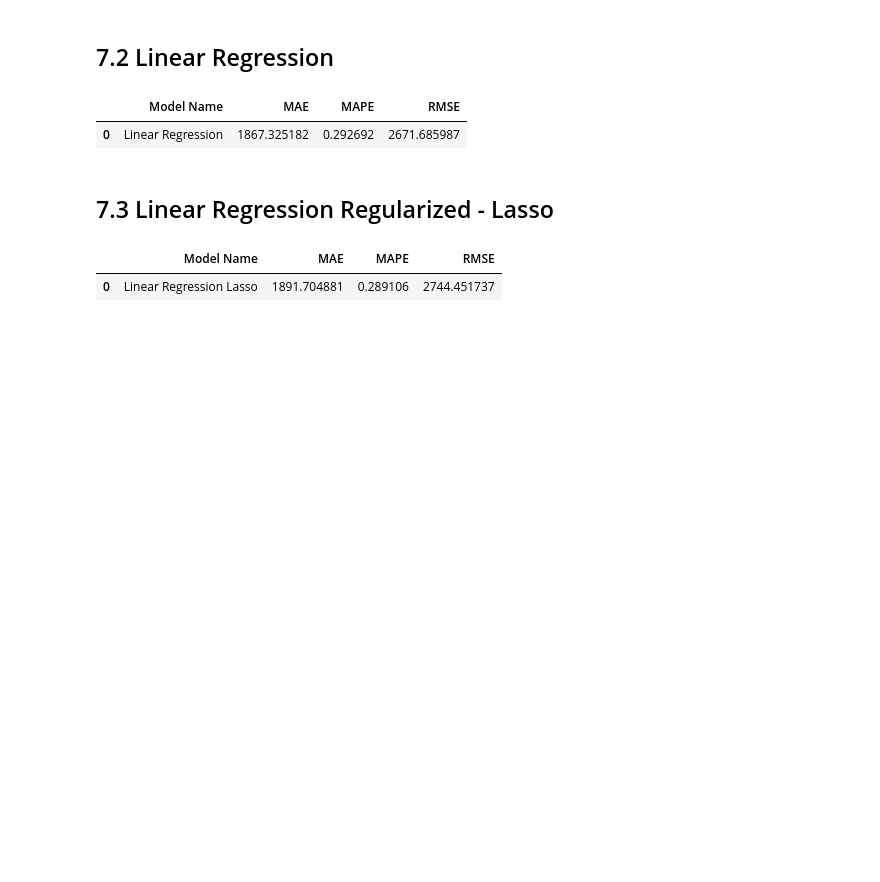
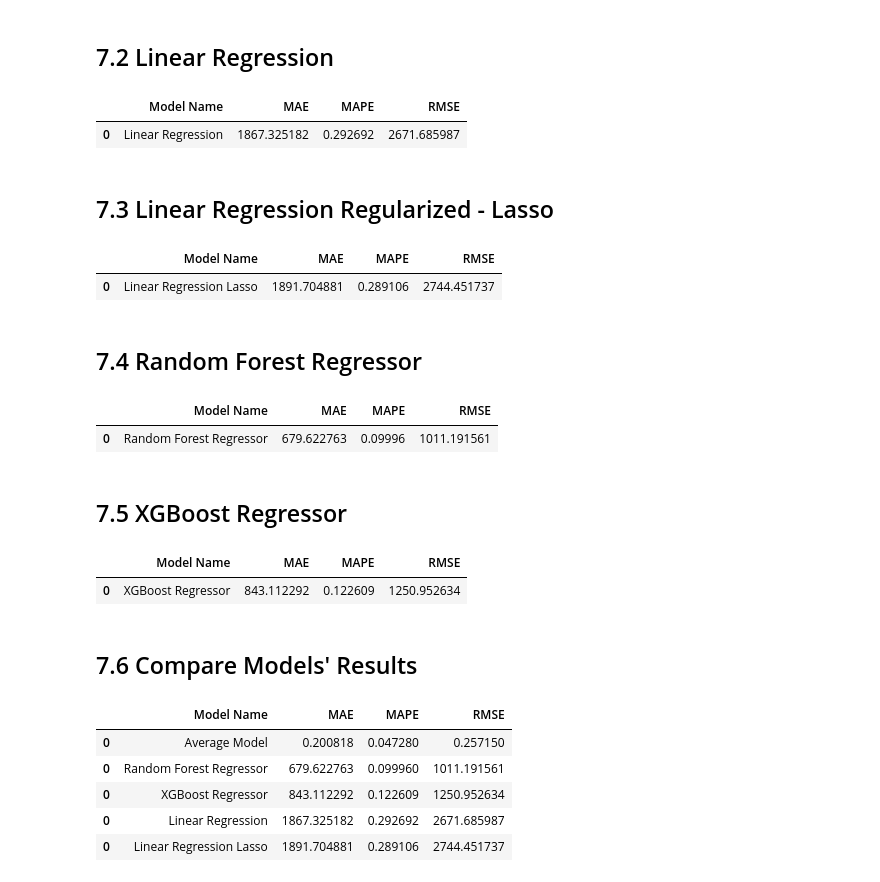
Before and after one commit to joaomacedoDS/Predict_Time_Series_Test, a Jupyter notebook: m07_store_sales_predictio.ipynb, the cells around one changed output. Cells and saved outputs as stored; diff of their text form; code cells hidden in the pictures; blank space fills up the shorter version.

Commit message:
non-linear models applied

```diff
--- a/m07_store_sales_predictio.ipynb
+++ b/m07_store_sales_predictio.ipynb
@@ -1067,3 +1074,5 @@ lrr_result
 # %% [output]
 |  | Model Name | MAE | MAPE | RMSE |
 | 0 | Linear Regression Lasso | 1891.704881 | 0.289106 | 2744.451737 |
+# %% [markdown]
+## 7.4 Random Forest Regressor
@@ -1069,0 +1090,14 @@ lrr_result
+# %%
+#Reapplying the result run by another machine
+rf_result = pd.DataFrame({'Model Name':'Random Forest Regressor',
+                         'MAE':679.622763,
+                          'MAPE':0.09996,
+                          'RMSE': 1011.191561}, index=[0])
+
+
+rf_result
+# %% [output]
+|  | Model Name | MAE | MAPE | RMSE |
+| 0 | Random Forest Regressor | 679.622763 | 0.09996 | 1011.191561 |
+# %% [markdown]
+## 7.5 XGBoost Regressor
@@ -1069,0 +1120,24 @@ lrr_result
+# %%
+#Reapplying the result run by another machine
+xgb_result = pd.DataFrame({'Model Name':'XGBoost Regressor',
+                         'MAE':843.112292,
+                          'MAPE':0.122609,
+                          'RMSE': 1250.952634}, index=[0])
+
+
+xgb_result
+# %% [output]
+|  | Model Name | MAE | MAPE | RMSE |
+| 0 | XGBoost Regressor | 843.112292 | 0.122609 | 1250.952634 |
+# %% [markdown]
+## 7.6 Compare Models' Results
+# %%
+modelling_result = pd.concat([baseline_result, lr_result, lrr_result, rf_result, xgb_result])
+modelling_result.sort_values('RMSE')
+# %% [output]
+|  | Model Name | MAE | MAPE | RMSE |
+| 0 | Average Model | 0.200818 | 0.047280 | 0.257150 |
+| 0 | Random Forest Regressor | 679.622763 | 0.099960 | 1011.191561 |
+| 0 | XGBoost Regressor | 843.112292 | 0.122609 | 1250.952634 |
+| 0 | Linear Regression | 1867.325182 | 0.292692 | 2671.685987 |
+| 0 | Linear Regression Lasso | 1891.704881 | 0.289106 | 2744.451737 |
```
Also changed, not shown: parts of 7 cells of this notebook.
